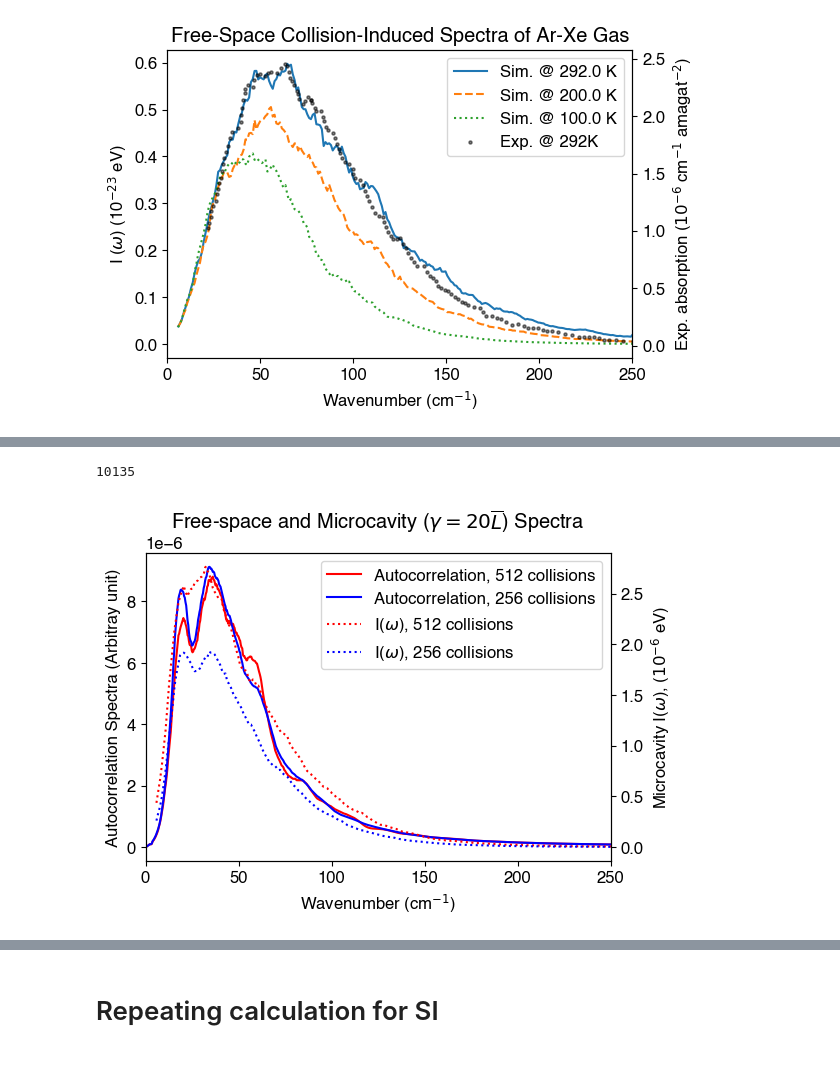
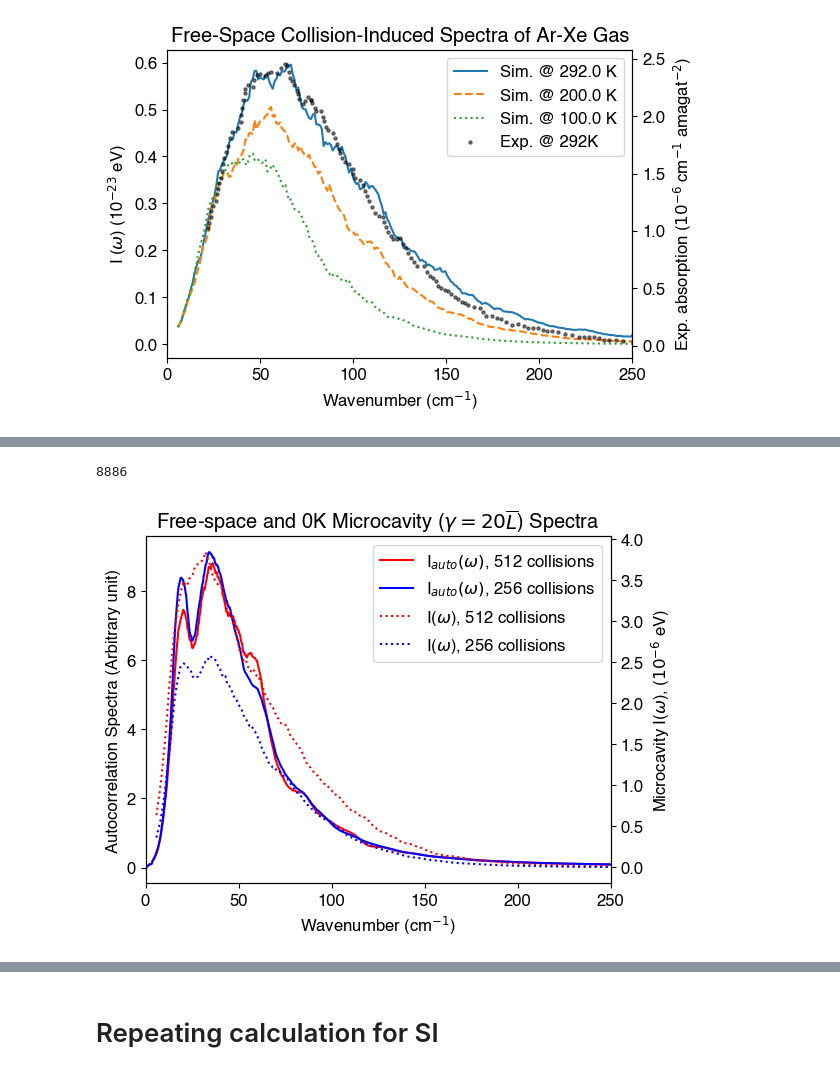
Before and after one commit to RibeiroGroup/Molecular-Dynamics-for-CIS, a Jupyter notebook: src/analyze_monte_carlo.ipynb, the cells around one changed output, grey strips where cells are left out. Cells and saved outputs as stored; diff of their text form; code cells hidden in the pictures.

Commit message:
plot autocorr

```diff
--- a/src/analyze_monte_carlo.ipynb
+++ b/src/analyze_monte_carlo.ipynb
@@ -293,7 +311,8 @@ for i,(temp, freefield_result_path) in enumerate(FREEFIELD_RESULT_512_DICT.items
     o, f = moving_average(omega_profile, rad_profile, w = 20)
     f = f[o > 5]
     o = o[o > 5]
-    ax.plot(o, f, label = "Autocorrelation, {} K".format(temp),  color = colors_list[i])
+    f *= 1e5
+    ax.plot(o, f, label = r"$I_{auto}(\omega)$,"+" {} K".format(temp),  color = colors_list[i])
 
     o,f = freefield_data[temp]
     tax.plot(
@@ -314,5 +333,5 @@ ax.set_xlabel(r"Wavenumber (cm$^{-1}$)")
 
 ax.set_title("Free-Space Collision-Induced Spectra of Ar-Xe Gas")
 
-fig.savefig('SIfig/Figure/autocor_freefield0K.jpeg',dpi = 600, bbox_inches = 'tight')
+fig.savefig('SIfig/figure/autocor_freefield0K.jpeg',dpi = 600, bbox_inches = 'tight')
 # %% [output]
@@ -451,7 +470,7 @@ for f_, (no_collision, result_dict) in enumerate(foo.items()):
             convert_function = {
                 'energy': red.convert_energy,
                 'wavenumber':red.convert_wavenumber},
-            mode = 'abs_dev'
+            mode = 'std'
         )
         rad_profile.append(rad_profile1)
 
@@ -532,7 +551,7 @@ foo = {
 limit = {'256':80, '512':40, '768':15}
 colors = ['r', 'b']
 
-fig,ax = plt.subplots(1, figsize = (6,4))
+fig,ax = plt.subplots(1, figsize = (6,4.5))
 tax = ax.twinx()
 
 spec_calculator = spectra_utils.DipoleSpectra(
@@ -568,46 +587,47 @@ for id, (no_collision, result_dict) in enumerate(foo.items()):
     rad_profile = np.mean(rad_profile, axis = 0)
 
     o, f = moving_average(omega_profile, rad_profile, w = 20)
+    f *= 1e6
     ax.plot(
-        o, f, label = 'Autocorrelation, {} collisions'.format(no_collision),
+        o, f, label = r'I$_{auto}(\omega)$' + ', {} collisions'.format(no_collision),
         color=colors[id])
     # to here for rad profile - end of copy
 
     ####
 
     ax.set_xlim(0, 250)
 
     o_, f_ = cavity0K_data[no_collision]
     tax.plot(o_, f_, linestyle = 'dotted',color=colors[id])
     tax.set_xlim(0, 250)
     #tax.set_ylim(0, 0.41)
 
-    ax.set_ylabel(r"Autocorrelation Spectra (Arbitray unit)")
+    ax.set_ylabel(r"Autocorrelation Spectra (Arbitrary unit)")
     tax.set_ylabel(r"Microcavity I($\omega$), ($10^{-6}$ eV)")
 
 ax.plot(
     [], [], label = r"I($\omega$), 512 collisions" ,
     linestyle = "dotted",color=colors[0]
 )
 ax.plot(
     [], [], label = r"I($\omega$), 256 collisions" ,
     linestyle = "dotted",color=colors[1]
 )
 
 #ax.set_ylim(0, 4.0)
 
 ax.set_xlabel(r'Wavenumber (cm$^{-1}$)')
 
 ax.legend()
 
-ax.set_title(r"Free-space and Microcavity ($\gamma = 20\overline{L}$) Spectra")
+ax.set_title(r"Free-space and 0K Microcavity ($\gamma = 20\overline{L}$) Spectra")
 
-fig.savefig("SIfig/figure/auto_0Kcavity_spectrum.jpeg",dpi = 600,bbox_inches = 'tight')
+fig.savefig("SIfig/figure/autocor_cavity0K.jpeg",dpi = 600,bbox_inches = 'tight')
 
 gc.collect()
 # %% [output]
-10135
+8886
-[figure, old version]
+[figure, new version]
 # %%
 ################################################################################
 ################## STANDARD DEVIATION OF THE FIELD POWER SPECTRUM ##############
```
Also changed, not shown: parts of 7 cells of this notebook, 19 other files.
